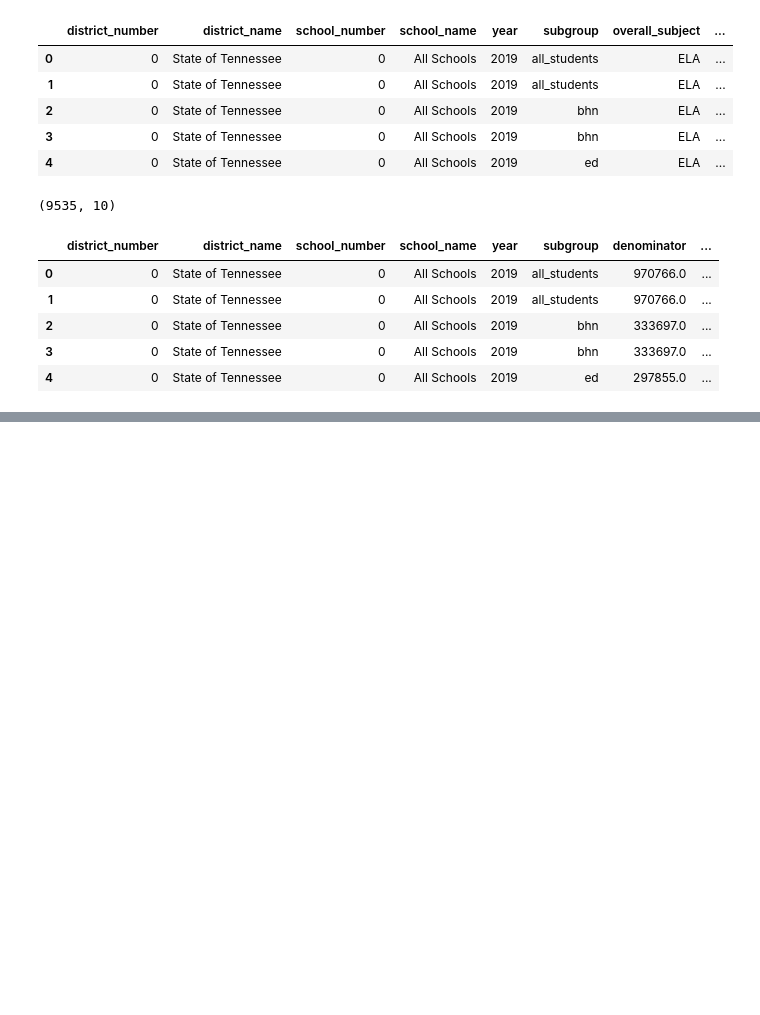
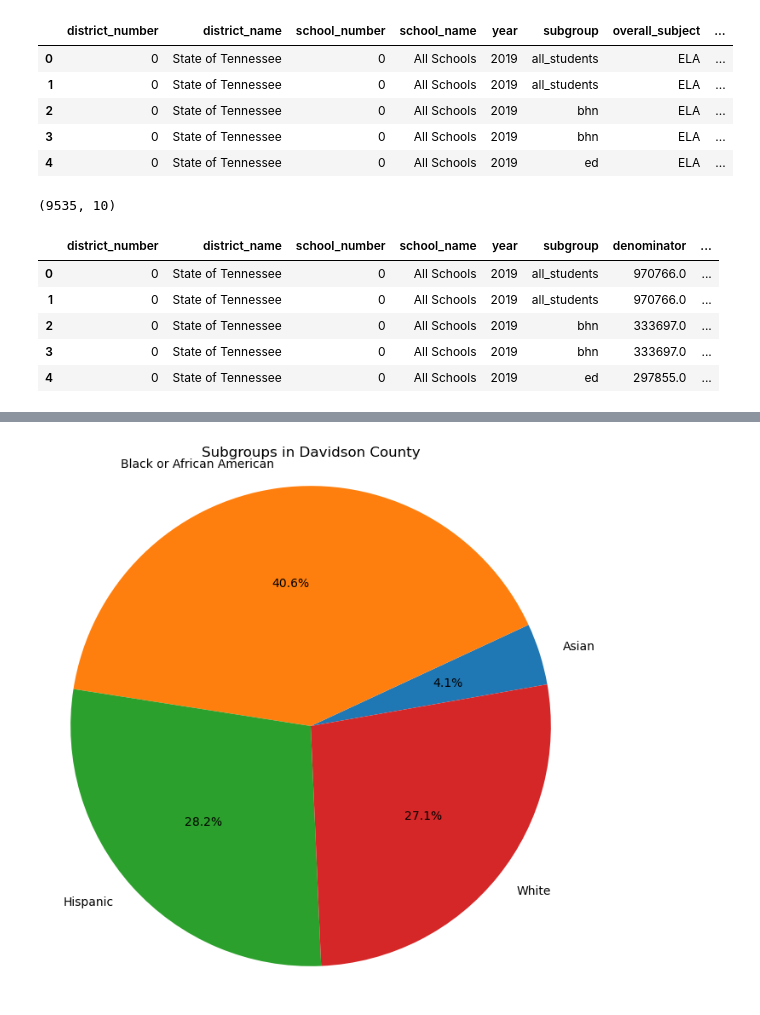
Before and after one commit to jnketiah89/FINALCAPSTONE, a Jupyter notebook: notebook/EDA_chronic_absenteeism.ipynb, the cells around one changed output, grey strips where cells are left out. Cells and saved outputs as stored; diff of their text form; code cells hidden in the pictures; blank space fills up the shorter version.

Commit message:
answering data questions and just started visualizations

```diff
--- a/notebook/EDA_chronic_absenteeism.ipynb
+++ b/notebook/EDA_chronic_absenteeism.ipynb
@@ -260,0 +321,2 @@ reportcard2018_2019abs.head()
+# %%
+merged_absenteeism = merged_absenteeism.drop(columns='system')
@@ -260,0 +467,14 @@ reportcard2018_2019abs.head()
+# %%
+davidson_df = merged_absenteeism[(merged_absenteeism['system_name'] == 'Davidson County') & (merged_absenteeism['subgroup'].isin(['Black or African American', 'White', 'Hispanic', 'Asian']))]
+# %%
+race_totals = davidson_df.groupby('subgroup')['n_students'].sum()
+# %%
+race_percentages = (race_totals / race_totals.sum()) * 100
+# %%
+plt.figure(figsize=(8, 8))
+plt.pie(race_percentages, labels=race_percentages.index, autopct='%1.1f%%', startangle=10)
+plt.title('Subgroups in Davidson County')
+plt.axis('equal')
+plt.show()
+# %% [output]
+[figure, added]
```
Also changed, not shown: parts of 57 cells of this notebook.
